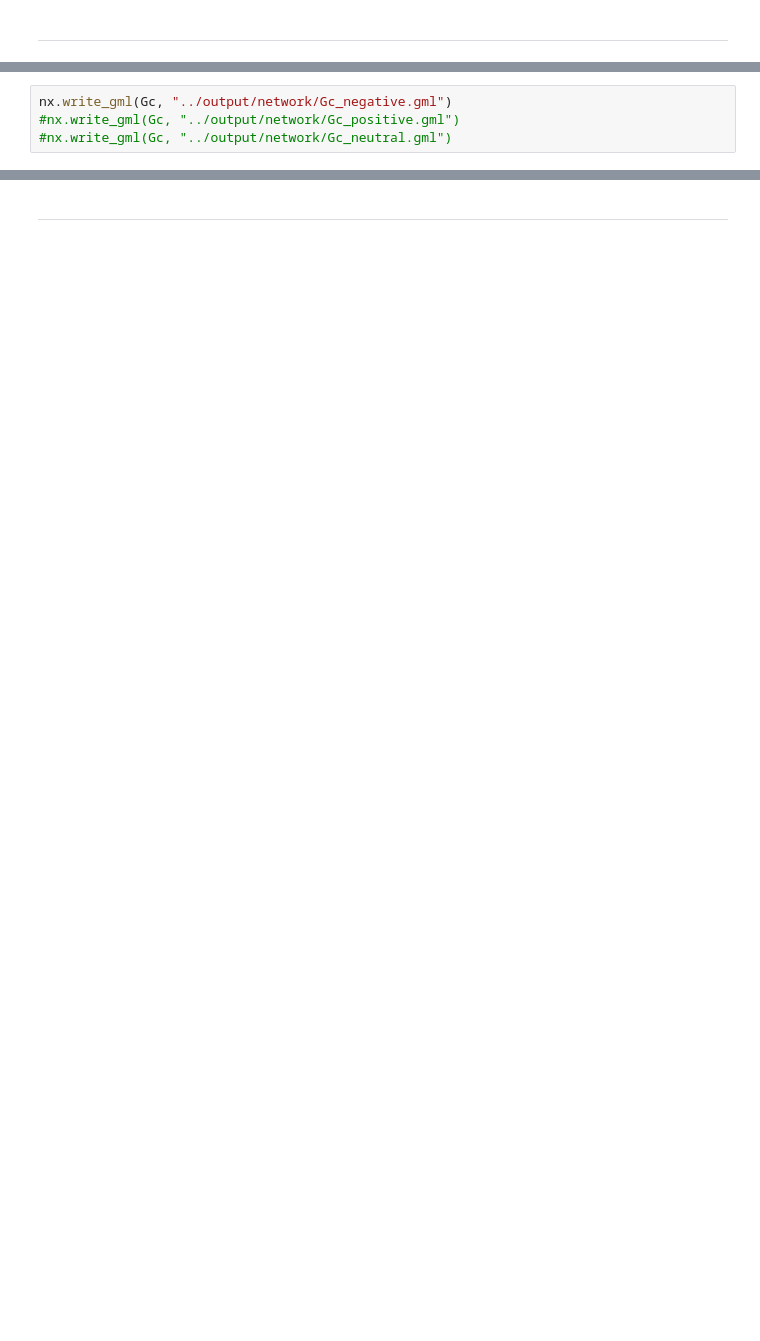
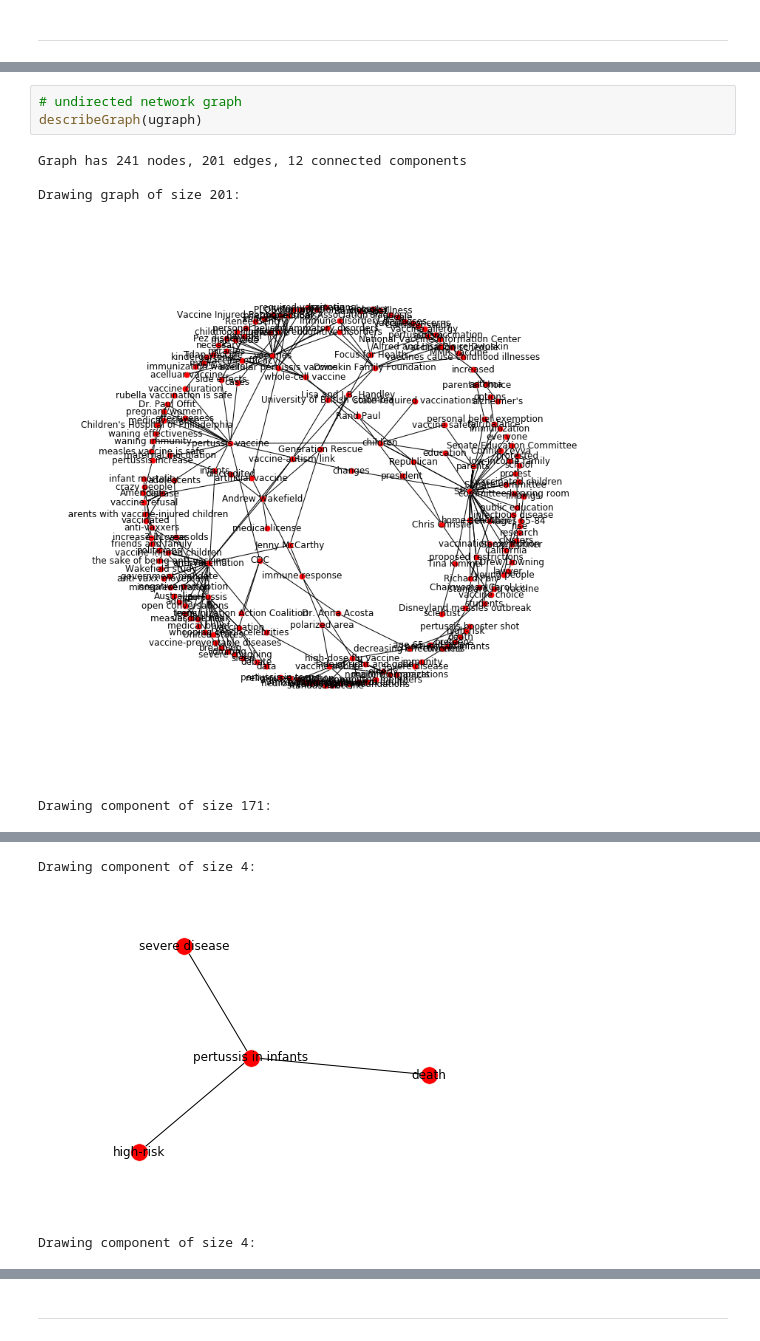
Before and after one commit to gloriakang/vax-sentiment, a Jupyter notebook: jupyter_nbs/0_Gc.ipynb, the cells around one changed output, grey strips where cells are left out. Saved outputs shown, nothing was run; the diff lists cells and outputs as text; blank space fills up the shorter version.

```diff
--- a/jupyter_nbs/0_Gc.ipynb
+++ b/jupyter_nbs/0_Gc.ipynb
@@ -182,4 +199,9 @@ Gc = max(nx.connected_component_subgraphs(ugraph), key=len)
-# %%
-nx.write_gml(Gc, "../output/network/Gc_negative.gml")
-#nx.write_gml(Gc, "../output/network/Gc_positive.gml")
-#nx.write_gml(Gc, "../output/network/Gc_neutral.gml")
+# %%
+# undirected network graph
+describeGraph(ugraph)
+# %% [output]
+Graph has 241 nodes, 201 edges, 12 connected components
+
+Drawing graph of size 201:
+[figure, added]
+Drawing component of size 171:
@@ -185,0 +209,3 @@ nx.write_gml(Gc, "../output/network/Gc_negative.gml")
+Drawing component of size 4:
+[figure, added]
+Drawing component of size 4:
```
Also changed, not shown: parts of 17 cells of this notebook, 6 other files.
